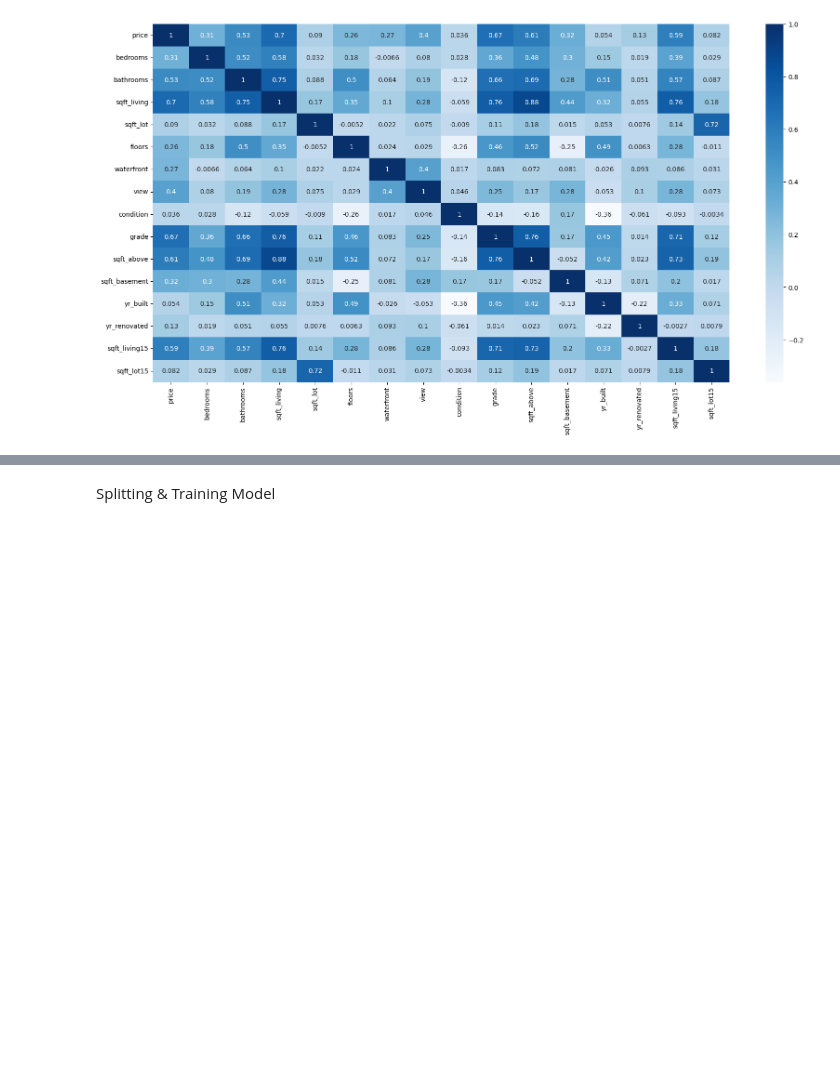
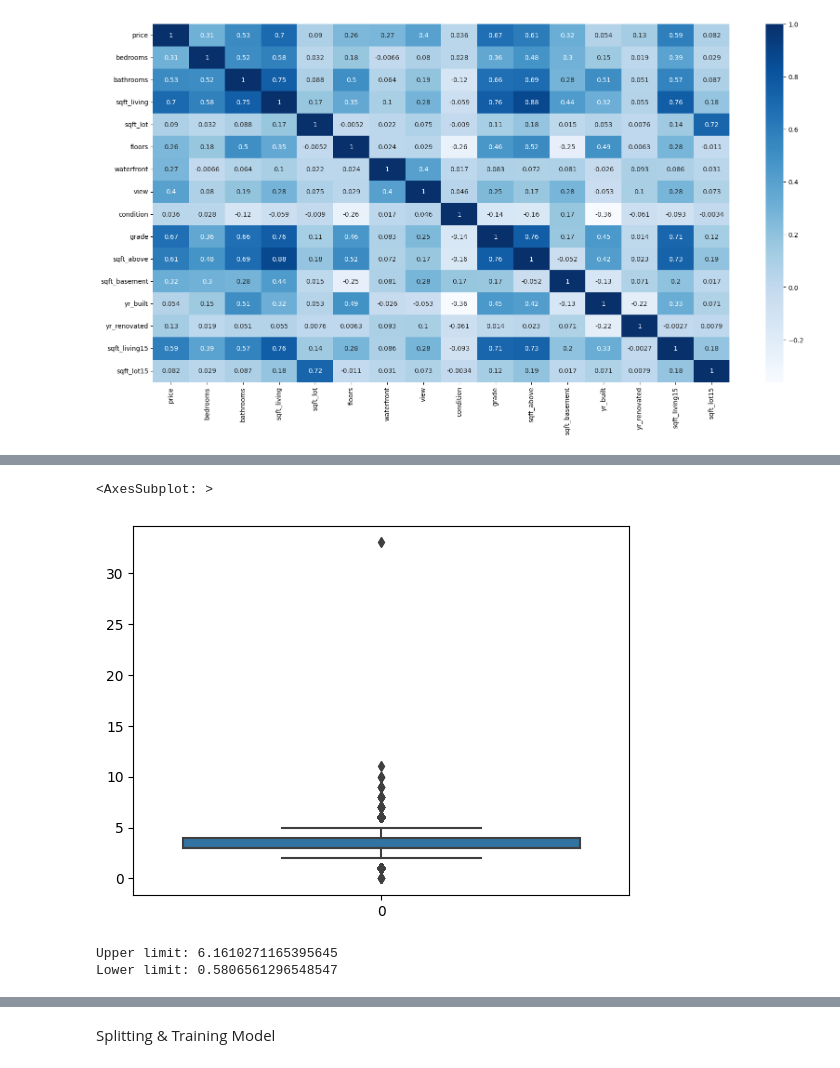
Before and after one commit to ukyringim/evaluer, a Jupyter notebook: ml_script/simulated_data.ipynb, the cells around one changed output, grey strips where cells are left out. Drawn from its saved outputs; the diff is of its cells as text; code cells hidden in the pictures; blank space fills up the shorter version.

```diff
--- a/ml_script/simulated_data.ipynb
+++ b/ml_script/simulated_data.ipynb
@@ -217,0 +232,14 @@ dtype: int64
+# %%
+sns.boxplot(data_['bedrooms'])
+# %% [output]
+<AxesSubplot: >
+[figure, added]
+# %%
+#find limits for outliers
+upper_limit = data['bedrooms'].mean() + 3*data['bedrooms'].std()
+lower_limit = data['bedrooms'].mean() - 3*data['bedrooms'].std()
+print('Upper limit:', upper_limit)
+print('Lower limit:', lower_limit)
+# %% [output]
+Upper limit: 6.1610271165395645
+Lower limit: 0.5806561296548547
```
Also changed, not shown: parts of 21 cells of this notebook, 1 other file.
